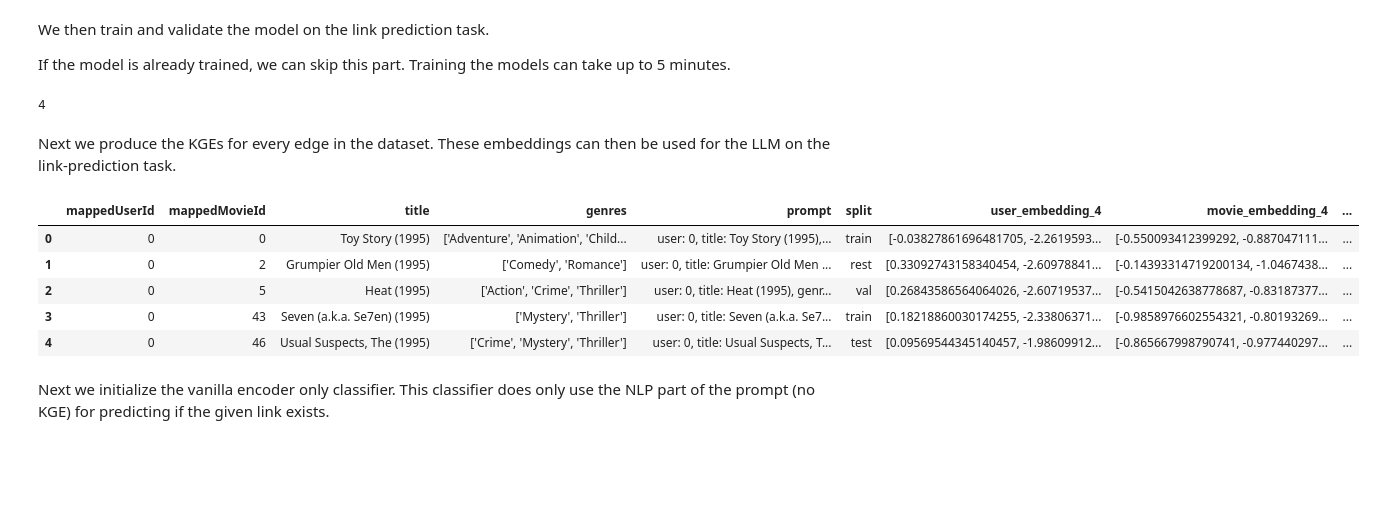
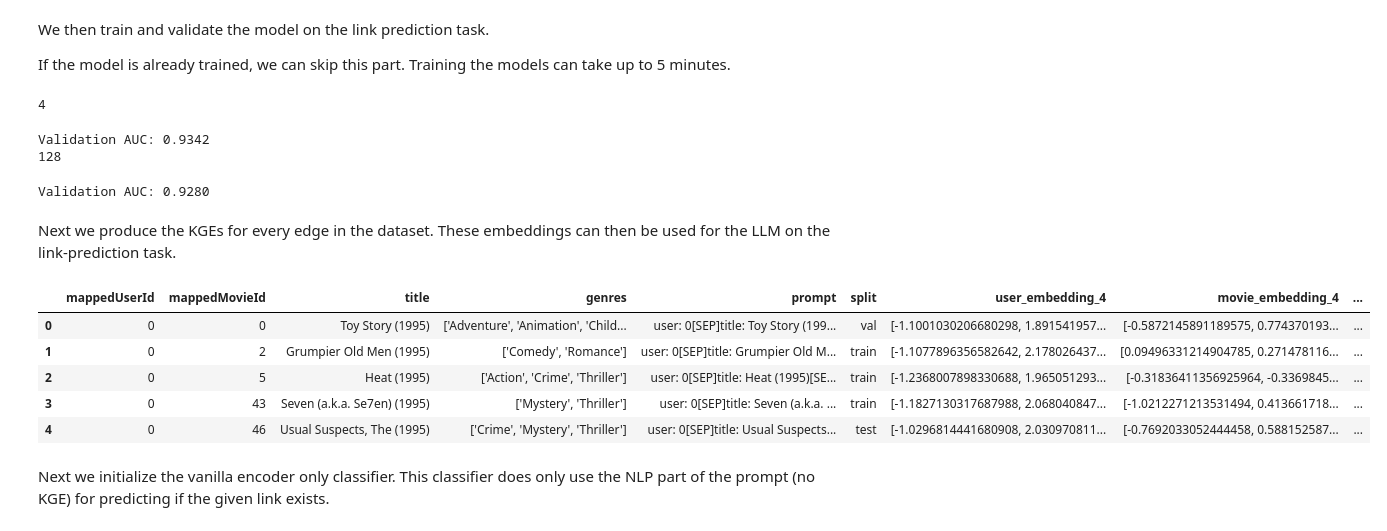
Before and after one commit to AhmadHAW/Hauptprojekt, a Jupyter notebook: training_models.ipynb, the cells around one changed output. Cells and saved outputs as stored; diff of their text form; code cells hidden in the pictures; blank space fills up the shorter version.

```diff
--- a/training_models.ipynb
+++ b/training_models.ipynb
@@ -24,7 +24,9 @@ We define in advance which **Knowledge Graph Embedding Dimension (KGE_DIMENSION)
 # %%
 MODEL_NAME = "google/bert_uncased_L-2_H-128_A-2"
 MODEL_HIDDEN_SIZE = AutoConfig.from_pretrained(MODEL_NAME).hidden_size
-KGE_DIMENSIONS = [4] # Output Dimension of the GNN Encoder.
+SMALL_KGE_DIMENSION = 4
+LARGE_KGE_DIMENSION = MODEL_HIDDEN_SIZE
+KGE_DIMENSIONS = [SMALL_KGE_DIMENSION, LARGE_KGE_DIMENSION] # Output Dimension of the GNN Encoder.
 EPOCHS = 20
 BATCH_SIZE = 256
 # %% [markdown]
@@ -49,7 +51,7 @@ A GNN trainer manages a model and each model consists of an **encoder and classi
 
 **The classifier** applies the dot-product between source and destination kges to derive edge-level predictions.
 # %%
-gnn_trainers =    [GNNTrainer(movie_lens_loader.data, kge_dimension = kge_dimension) for kge_dimension in KGE_DIMENSIONS]
+gnn_trainer =    GNNTrainer(movie_lens_loader.data, kge_dimension = SMALL_KGE_DIMENSION)
 gnn_trainer_large = GNNTrainer(movie_lens_loader.data, hidden_channels=MODEL_HIDDEN_SIZE, kge_dimension=MODEL_HIDDEN_SIZE)
 # %% [output]
 loading pretrained model
@@ -62,28 +64,31 @@ We then train and validate the model on the link prediction task.
 If the model is already trained, we can skip this part.
 Training the models can take up to 5 minutes.
 # %%
-for gnn_trainer in gnn_trainers:
-    print(gnn_trainer.kge_dimension)
-    #gnn_trainer.train_model(movie_lens_loader.gnn_train_data, EPOCHS)
-    #gnn_trainer.validate_model(movie_lens_loader.gnn_test_data)
-#print("large_gnn")
+
+print(gnn_trainer.kge_dimension)
+#gnn_trainer.train_model(movie_lens_loader.gnn_train_data, EPOCHS)
+gnn_trainer.validate_model(movie_lens_loader.gnn_test_data)
+print(gnn_trainer_large.kge_dimension)
 #gnn_trainer_large.train_model(movie_lens_loader.gnn_train_data, EPOCHS)
-#gnn_trainer_large.validate_model(movie_lens_loader.gnn_test_data)
+gnn_trainer_large.validate_model(movie_lens_loader.gnn_test_data)
 # %% [output]
 4
+Validation AUC: 0.9342
+128
+Validation AUC: 0.9280
 # %% [markdown]
 Next we produce the KGEs for every edge in the dataset. These embeddings can then be used for the LLM on the link-prediction task.
 # %%
-[gnn_trainer.get_embeddings(movie_lens_loader) for gnn_trainer in gnn_trainers]
+gnn_trainer.get_embeddings(movie_lens_loader)
 gnn_trainer_large.get_embeddings(movie_lens_loader)
 movie_lens_loader.llm_df.head()
 # %% [output]
 |  | mappedUserId | mappedMovieId | title | genres | prompt | split | user_embedding_4 | movie_embedding_4 | ... |
-| 0 | 0 | 0 | Toy Story (1995) | ['Adventure', 'Animation', 'Child... | user: 0, title: Toy Story (1995),... | train | [-0.03827861696481705, -2.2619593... | [-0.550093412399292, -0.887047111... | ... |
-| 1 | 0 | 2 | Grumpier Old Men (1995) | ['Comedy', 'Romance'] | user: 0, title: Grumpier Old Men ... | rest | [0.33092743158340454, -2.60978841... | [-0.14393314719200134, -1.0467438... | ... |
-| 2 | 0 | 5 | Heat (1995) | ['Action', 'Crime', 'Thriller'] | user: 0, title: Heat (1995), genr... | val | [0.26843586564064026, -2.60719537... | [-0.5415042638778687, -0.83187377... | ... |
-| 3 | 0 | 43 | Seven (a.k.a. Se7en) (1995) | ['Mystery', 'Thriller'] | user: 0, title: Seven (a.k.a. Se7... | train | [0.18218860030174255, -2.33806371... | [-0.9858976602554321, -0.80193269... | ... |
-| 4 | 0 | 46 | Usual Suspects, The (1995) | ['Crime', 'Mystery', 'Thriller'] | user: 0, title: Usual Suspects, T... | test | [0.09569544345140457, -1.98609912... | [-0.865667998790741, -0.977440297... | ... |
+| 0 | 0 | 0 | Toy Story (1995) | ['Adventure', 'Animation', 'Child... | user: 0[SEP]title: Toy Story (199... | val | [-1.1001030206680298, 1.891541957... | [-0.5872145891189575, 0.774370193... | ... |
+| 1 | 0 | 2 | Grumpier Old Men (1995) | ['Comedy', 'Romance'] | user: 0[SEP]title: Grumpier Old M... | train | [-1.1077896356582642, 2.178026437... | [0.09496331214904785, 0.271478116... | ... |
+| 2 | 0 | 5 | Heat (1995) | ['Action', 'Crime', 'Thriller'] | user: 0[SEP]title: Heat (1995)[SE... | train | [-1.2368007898330688, 1.965051293... | [-0.31836411356925964, -0.3369845... | ... |
+| 3 | 0 | 43 | Seven (a.k.a. Se7en) (1995) | ['Mystery', 'Thriller'] | user: 0[SEP]title: Seven (a.k.a. ... | train | [-1.1827130317687988, 2.068040847... | [-1.0212271213531494, 0.413661718... | ... |
+| 4 | 0 | 46 | Usual Suspects, The (1995) | ['Crime', 'Mystery', 'Thriller'] | user: 0[SEP]title: Usual Suspects... | test | [-1.0296814441680908, 2.030970811... | [-0.7692033052444458, 0.588152587... | ... |
 # %% [markdown]
 Next we initialize the vanilla encoder only classifier. This classifier does only use the NLP part of the prompt (no KGE) for predicting if the given link exists.
 # %%
```
Also changed, not shown: parts of 6 cells of this notebook, 2 other files.
